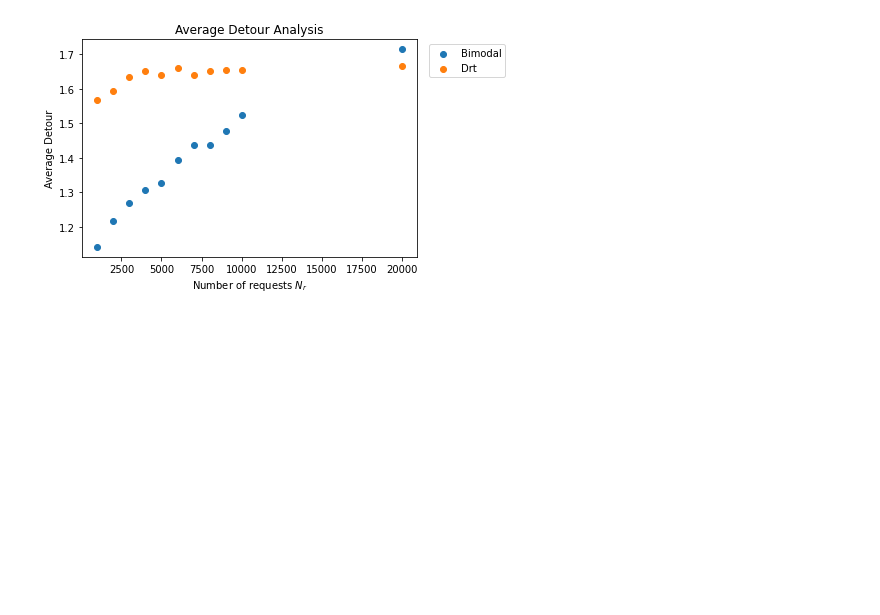
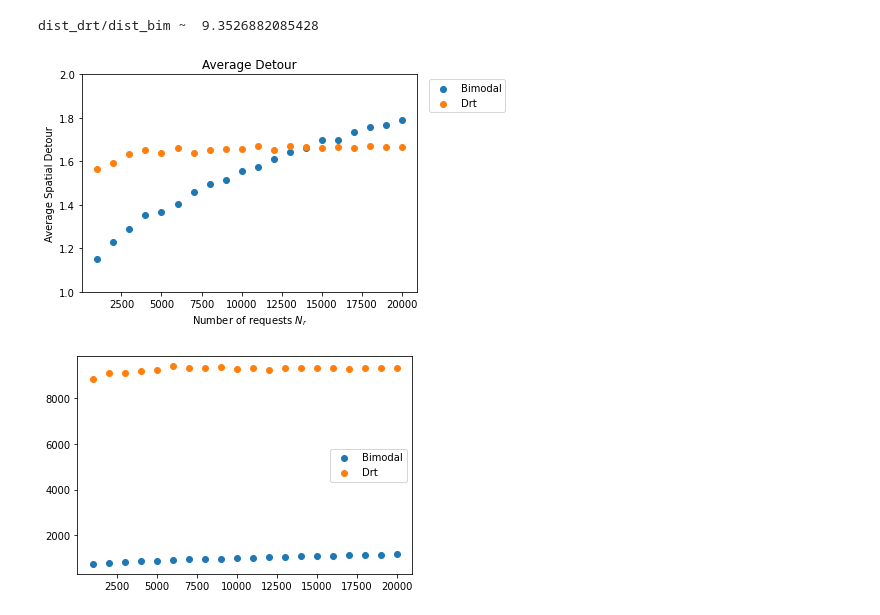
Before and after one commit to poss-group/matsim-bimodal-1, a Jupyter notebook: python_anaysis/detour_analysis.ipynb, the cells around one changed output. Drawn from its saved outputs; the diff is of its cells as text; code cells hidden in the pictures; blank space fills up the shorter version.

```diff
--- a/python_anaysis/detour_analysis.ipynb
+++ b/python_anaysis/detour_analysis.ipynb
@@ -5,38 +5,51 @@ import os
 import re
 import pandas as pd
 # %%
-directory_bim = "/home/helge/Programs/Data/matsim_results/24h_drt_1percent-bim_19102020"
-directory_drt = "/home/helge/Programs/Data/matsim_results/24h_drt_1percent-drts_19102020"
+directory_bim = "/home/helge/Programs/matsim/matsim_results/output"
+directory_drt = "/home/helge/Programs/matsim/matsim_results/24h_drt_1percent-drts_19102020"
 
 def getDetours(directory):
     reqs = []
     average_detours = []
+    average_distances = []
 
     for root, subdirs, files in os.walk(directory):
         for file in files:
             if file == '0.drt_detours_drt.csv':
                 request = re.match(".*/(\d*)reqs/.*", root)
                 reqs.append(request.group(1))
                 df = pd.read_csv(os.path.join(root, file), sep=';')
                 #TODO Time detour with or without waiting time?
                 average_detours.append(df['distanceDetour'].mean())
+                average_distances.append(df['distance'].mean())
 
     reqs = np.array([float(req) for req in reqs])
-    average_detours = np.array([float(av_det) for av_det in average_detours])
+    average_detours = np.array(average_detours)
+    average_distances = np.array(average_distances)
 
-    return reqs, average_detours
+    return reqs, average_detours, average_distances
 
 
-reqs_drt, av_detours_drt = getDetours(directory_drt)
-reqs_bim, av_detours_bim = getDetours(directory_bim)
+reqs_drt, av_detours_drt, av_dists_drt = getDetours(directory_drt)
+reqs_bim, av_detours_bim, av_dists_bim = getDetours(directory_bim)
+
+print('dist_drt/dist_bim ~ ', av_dists_drt.mean()/av_dists_bim.mean())
 
 plt.scatter(reqs_bim, av_detours_bim, label=r"Bimodal")
 plt.scatter(reqs_drt, av_detours_drt, label=r"Drt")
 plt.xlabel(r"Number of requests $N_r$")
-plt.ylabel(r"Average Detour")
-plt.title('Average Detour Analysis')
+plt.ylabel(r"Average Spatial Detour")
+plt.ylim(1, 2)
+plt.title('Average Detour')
 lgd = plt.legend(bbox_to_anchor=(1.02, 1), loc='upper left')
-# plt.savefig("AverageDetour.png", bbox_extra_artists=(lgd,), bbox_inches='tight')
+plt.savefig("AverageDistanceDetour.png", bbox_extra_artists=(lgd,), bbox_inches='tight')
 plt.show()
+
+plt.scatter(reqs_bim, av_dists_bim, label=r"Bimodal")
+plt.scatter(reqs_drt, av_dists_drt, label=r"Drt")
+plt.legend()
+plt.show()
 # %% [output]
+dist_drt/dist_bim ~  9.3526882085428
-[figure, old version]
+[figure, new version]
+[figure, added]
```
Also changed, not shown: parts of 1 cell of this notebook, 54 other files.
